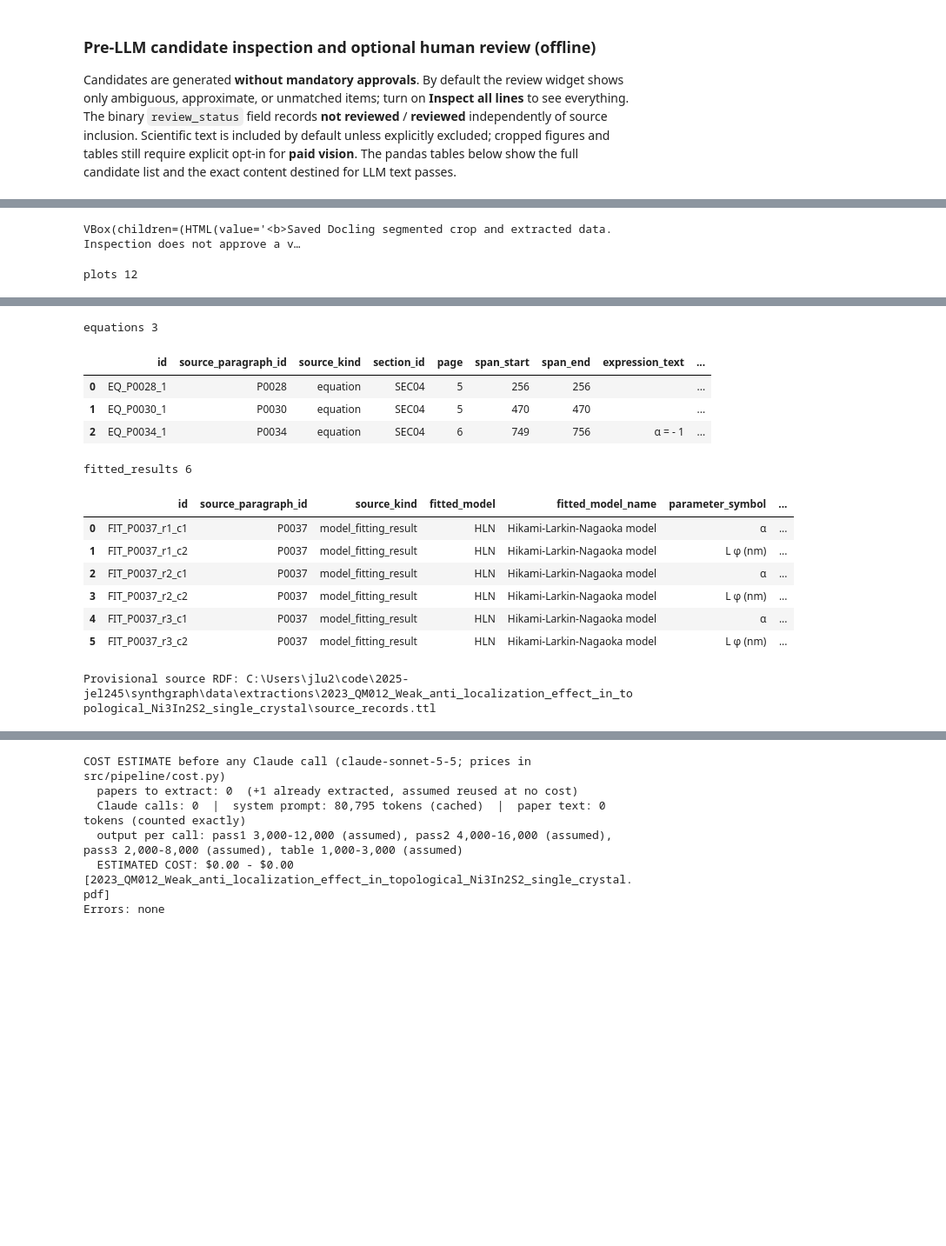
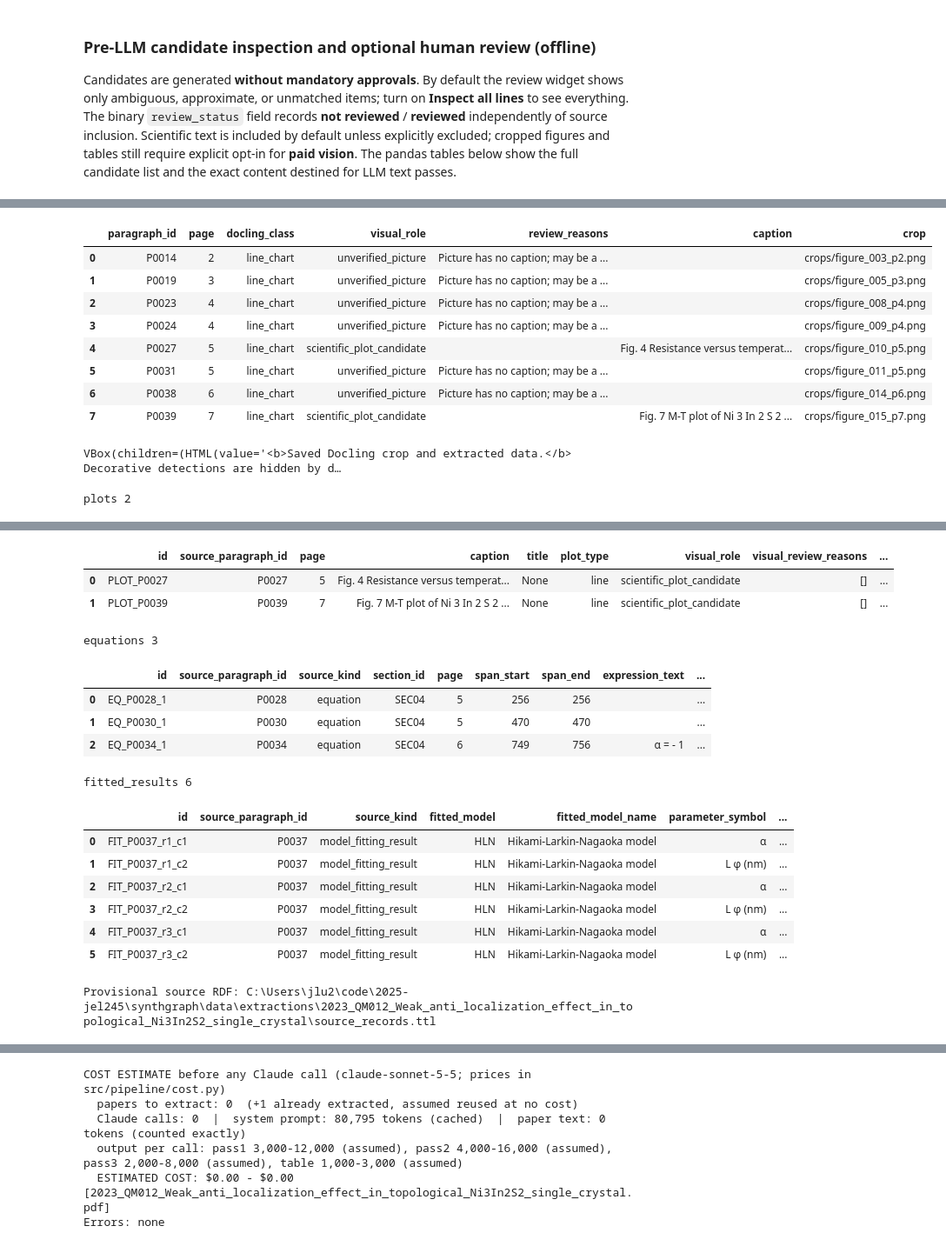
Before and after one commit to natalias546/synthgraph, a Jupyter notebook: notebooks/master_pipeline.ipynb, the cells around one changed output, grey strips where cells are left out. Shown at 87% size. Cells and saved outputs as stored; diff of their text form; code cells hidden in the pictures; blank space fills up the shorter version.

```diff
--- a/notebooks/master_pipeline.ipynb
+++ b/notebooks/master_pipeline.ipynb
@@ -464,16 +484,37 @@ Saved review: {'evidence': {'pending': 188}, 'candidates': {'pending': 212}, 'so
 # %%
 from src.pipeline.pre_llm_review import figure_inspector
 
 # Inspect the actual Docling segmented image alongside extracted metadata,
 # plot axes, captions and table rows. This does NOT call any LLM/vision service.
+# Docling's picture classifier may be wrong; raw crops are always retained.
+# Inspect the role and conflict flags before considering paid vision calls.
+visual_audit = pd.DataFrame([{
+    "paragraph_id": f.get("paragraph_id"), "page": f.get("page"),
+    "docling_class": (f.get("classification") or {}).get("class"),
+    "visual_role": f.get("visual_role"),
+    "review_reasons": "; ".join(f.get("visual_review_reasons", [])),
+    "caption": f.get("caption", ""),
+    "crop": f.get("crop"),
+} for f in st_review.get("figures", [])])
+if not visual_audit.empty:
+    display(visual_audit)
 display(figure_inspector(st_review, output_dir))
 
 for name in ("plots", "equations", "fitted_results"):
     records = st_review.get(name, [])
     print(name, len(records))
     if records:
         display(pd.DataFrame(records).head(8))
 print("Provisional source RDF:", output_dir / "source_records.ttl")
 # %% [output]
+|  | paragraph_id | page | docling_class | visual_role | review_reasons | caption | crop |
+| 0 | P0014 | 2 | line_chart | unverified_picture | Picture has no caption; may be a ... |  | crops/figure_003_p2.png |
+| 1 | P0019 | 3 | line_chart | unverified_picture | Picture has no caption; may be a ... |  | crops/figure_005_p3.png |
+| 2 | P0023 | 4 | line_chart | unverified_picture | Picture has no caption; may be a ... |  | crops/figure_008_p4.png |
+| 3 | P0024 | 4 | line_chart | unverified_picture | Picture has no caption; may be a ... |  | crops/figure_009_p4.png |
+| 4 | P0027 | 5 | line_chart | scientific_plot_candidate |  | Fig. 4 Resistance versus temperat... | crops/figure_010_p5.png |
+| 5 | P0031 | 5 | line_chart | unverified_picture | Picture has no caption; may be a ... |  | crops/figure_011_p5.png |
+| 6 | P0038 | 6 | line_chart | unverified_picture | Picture has no caption; may be a ... |  | crops/figure_014_p6.png |
+| 7 | P0039 | 7 | line_chart | scientific_plot_candidate |  | Fig. 7 M-T plot of Ni 3 In 2 S 2 ... | crops/figure_015_p7.png |
-VBox(children=(HTML(value='<b>Saved Docling segmented crop and extracted data. Inspection does not approve a v…
+VBox(children=(HTML(value='<b>Saved Docling crop and extracted data.</b> Decorative detections are hidden by d…
-plots 12
+plots 2
@@ -489,16 +521,19 @@ plots 12
+|  | id | source_paragraph_id | page | caption | title | plot_type | visual_role | visual_review_reasons | ... |
+| 0 | PLOT_P0027 | P0027 | 5 | Fig. 4 Resistance versus temperat... | None | line | scientific_plot_candidate | [] | ... |
+| 1 | PLOT_P0039 | P0039 | 7 | Fig. 7 M-T plot of Ni 3 In 2 S 2 ... | None | line | scientific_plot_candidate | [] | ... |
 equations 3
-|  | id | source_paragraph_id | source_kind | section_id | page | span_start | span_end | expression_text | ... |
-| 0 | EQ_P0028_1 | P0028 | equation | SEC04 | 5 | 256 | 256 |  | ... |
-| 1 | EQ_P0030_1 | P0030 | equation | SEC04 | 5 | 470 | 470 |  | ... |
-| 2 | EQ_P0034_1 | P0034 | equation | SEC04 | 6 | 749 | 756 | α = - 1 | ... |
+|  | id | source_paragraph_id | source_kind | section_id | page | span_start | span_end | expression_text | ... |
+| 0 | EQ_P0028_1 | P0028 | equation | SEC04 | 5 | 256 | 256 |  | ... |
+| 1 | EQ_P0030_1 | P0030 | equation | SEC04 | 5 | 470 | 470 |  | ... |
+| 2 | EQ_P0034_1 | P0034 | equation | SEC04 | 6 | 749 | 756 | α = - 1 | ... |
 fitted_results 6
-|  | id | source_paragraph_id | source_kind | fitted_model | fitted_model_name | parameter_symbol | ... |
-| 0 | FIT_P0037_r1_c1 | P0037 | model_fitting_result | HLN | Hikami-Larkin-Nagaoka model | α | ... |
-| 1 | FIT_P0037_r1_c2 | P0037 | model_fitting_result | HLN | Hikami-Larkin-Nagaoka model | L φ (nm) | ... |
-| 2 | FIT_P0037_r2_c1 | P0037 | model_fitting_result | HLN | Hikami-Larkin-Nagaoka model | α | ... |
-| 3 | FIT_P0037_r2_c2 | P0037 | model_fitting_result | HLN | Hikami-Larkin-Nagaoka model | L φ (nm) | ... |
-| 4 | FIT_P0037_r3_c1 | P0037 | model_fitting_result | HLN | Hikami-Larkin-Nagaoka model | α | ... |
-| 5 | FIT_P0037_r3_c2 | P0037 | model_fitting_result | HLN | Hikami-Larkin-Nagaoka model | L φ (nm) | ... |
+|  | id | source_paragraph_id | source_kind | fitted_model | fitted_model_name | parameter_symbol | ... |
+| 0 | FIT_P0037_r1_c1 | P0037 | model_fitting_result | HLN | Hikami-Larkin-Nagaoka model | α | ... |
+| 1 | FIT_P0037_r1_c2 | P0037 | model_fitting_result | HLN | Hikami-Larkin-Nagaoka model | L φ (nm) | ... |
+| 2 | FIT_P0037_r2_c1 | P0037 | model_fitting_result | HLN | Hikami-Larkin-Nagaoka model | α | ... |
+| 3 | FIT_P0037_r2_c2 | P0037 | model_fitting_result | HLN | Hikami-Larkin-Nagaoka model | L φ (nm) | ... |
+| 4 | FIT_P0037_r3_c1 | P0037 | model_fitting_result | HLN | Hikami-Larkin-Nagaoka model | α | ... |
+| 5 | FIT_P0037_r3_c2 | P0037 | model_fitting_result | HLN | Hikami-Larkin-Nagaoka model | L φ (nm) | ... |
 Provisional source RDF: C:\Users\jlu2\code\2025-jel245\synthgraph\data\extractions\2023_QM012_Weak_anti_localization_effect_in_topological_Ni3In2S2_single_crystal\source_records.ttl
 # %%
 from src.pipeline.pre_llm_review import (
```
Also changed, not shown: parts of 12 cells of this notebook, 8 other files.
